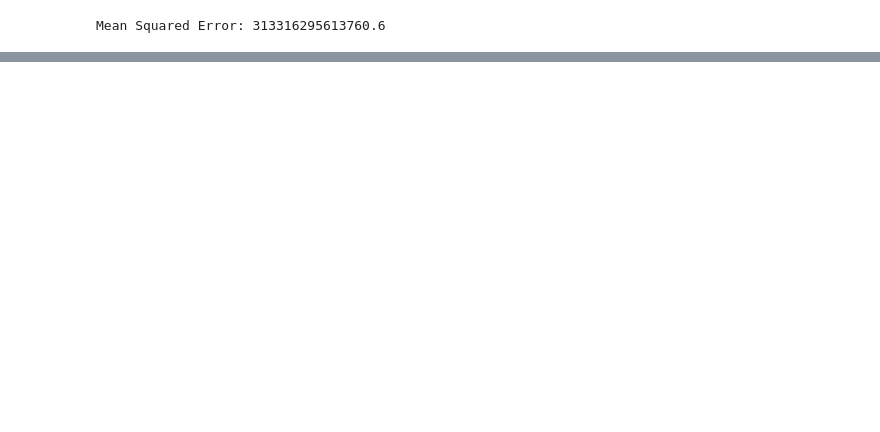
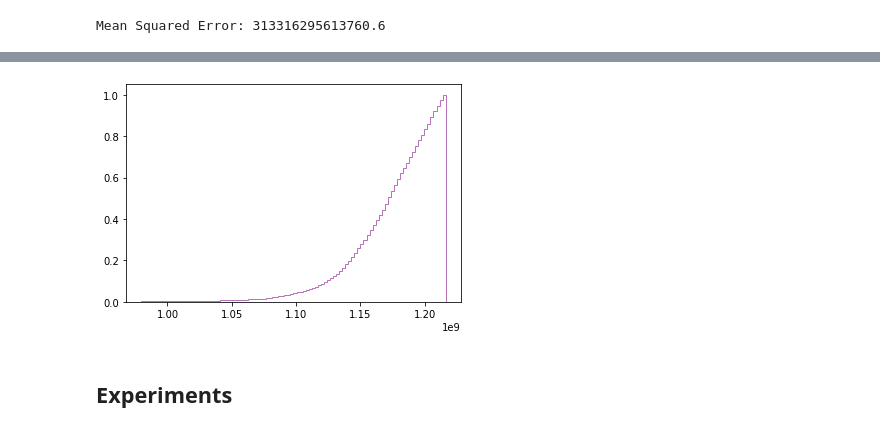
Before and after one commit to Bachfischer/adversarial-ml-for-learned-indexes, a Jupyter notebook: src/downsample_benchmark_datasets.ipynb, the cells around one changed output, grey strips where cells are left out. Drawn from its saved outputs; the diff is of its cells as text; code cells hidden in the pictures; blank space fills up the shorter version.

```diff
--- a/src/downsample_benchmark_datasets.ipynb
+++ b/src/downsample_benchmark_datasets.ipynb
@@ -92,0 +96,6 @@ Mean Squared Error: 313316295613760.6
+# %%
+plot_cdf(X_poisoned)
+# %% [output]
+[figure, added]
+# %% [markdown]
+## Experiments
```
Also changed, not shown: parts of 12 cells of this notebook, 4 other files.
